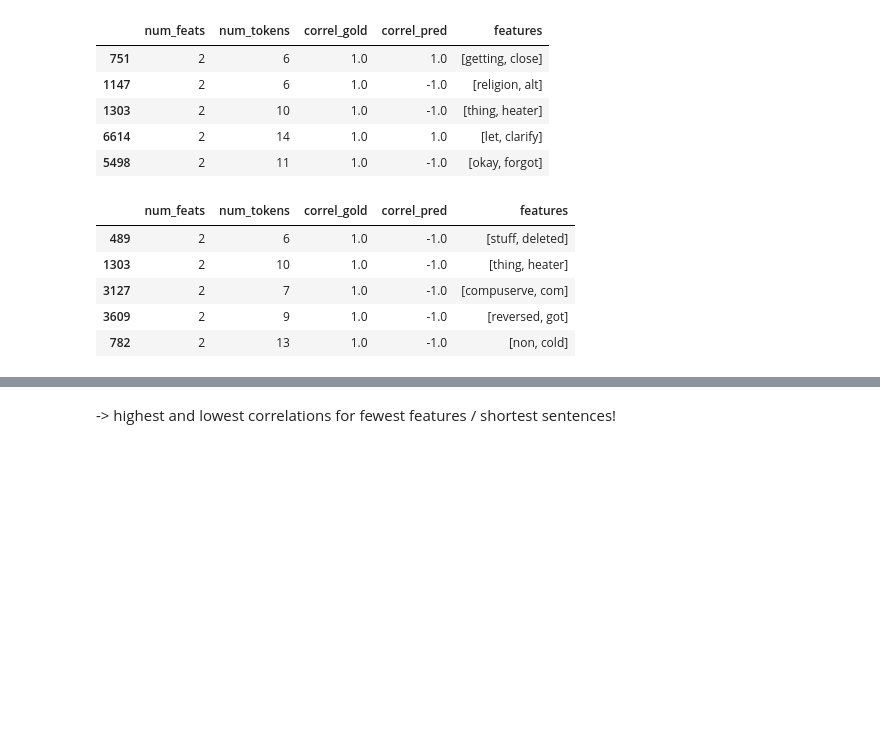
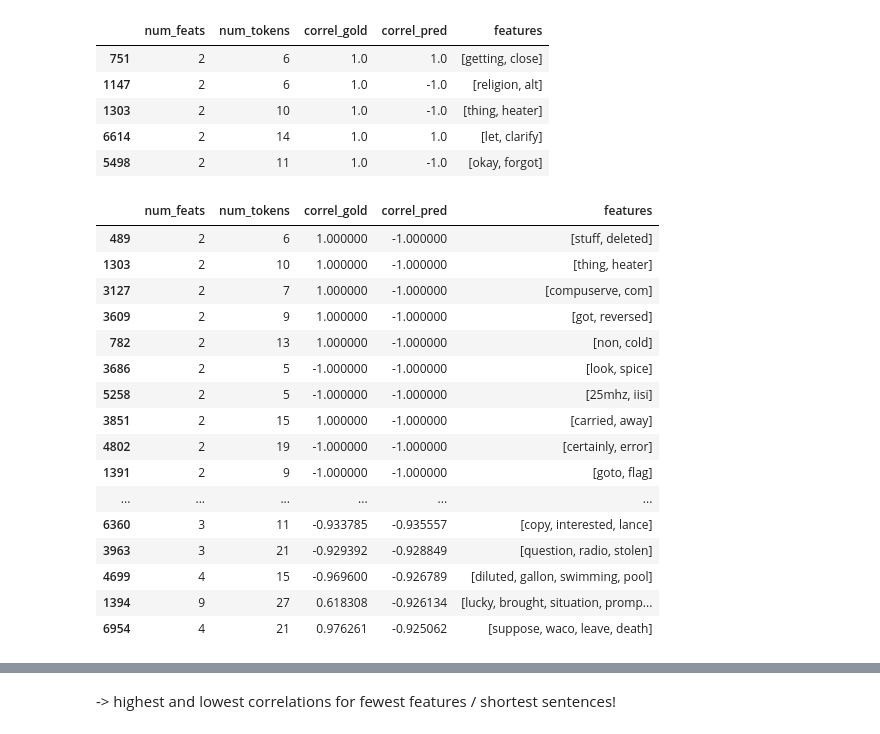
Before and after one commit to LydiaKoerber/nn-interpretability, a Jupyter notebook: analysis-predictions.ipynb, the cells around one changed output, grey strips where cells are left out. Cells and saved outputs as stored; diff of their text form; code cells hidden in the pictures; blank space fills up the shorter version.

```diff
--- a/analysis-predictions.ipynb
+++ b/analysis-predictions.ipynb
@@ -112,11 +157,16 @@ def compare_pred(i, print_result=True, mode='correl'):
     tokens, attributions_pred = merge_subwords(row_dist.tokens, row_dist['attributions_pred'])
     tokens2, attributions_gold = merge_subwords(row_dist.tokens, row_dist['attributions_gold'])
     assert tokens == tokens2  # just in case
-    for k, f in enumerate(row_svm['feature names']):
-        if f in tokens:
+    for k, f in enumerate(tokens):
+        # count tokens only once
+        if f in feats:
+            continue
+        # iterate tokens, check if in SVM features
+        if f in row_svm['feature names']:
             feats.append(f)
-            val_svm_gold.append(row_svm['coef true*tfidf'][k])
-            val_svm_pred.append(row_svm['coef pred*tfidf'][k])
+            svm_index = row_svm['feature names'].index(f)
+            val_svm_gold.append(row_svm['coef true*tfidf'][svm_index])
+            val_svm_pred.append(row_svm['coef pred*tfidf'][svm_index])
             # feature more than once in sentence
             if tokens.count(f) > 1:
                 indices = [j for j, token in enumerate(tokens) if token == f]
@@ -124,11 +174,8 @@ def compare_pred(i, print_result=True, mode='correl'):
                 val_dist_pred.append(np.mean([attributions_pred[j] for j in indices]))
             else:
                 # feature index in distilbert tokens
-                dist_index = tokens.index(f)
-                val_dist_gold.append(attributions_gold[dist_index])
-                val_dist_pred.append(attributions_pred[dist_index])
-        else:
-            print(i, f'feature {f} not in token list')
+                val_dist_gold.append(attributions_gold[k])
+                val_dist_pred.append(attributions_pred[k])
     assert len(feats) == len(val_dist_gold)
     assert len(val_dist_gold) == len(val_dist_pred)
     assert len(val_dist_pred) == len(val_svm_gold)
@@ -175,3 +228,12 @@ len([compare_pred(0, print_result=False)])
+# %%
+classification_results = []
+
+for i, row in svm_test.iterrows():
+    svm_class, dist_class = False, False
+    if row['true class no'] == row['pred class no']:
+        svm_class = True
+    if dist_test.iloc[i].correct:
+        dist_class = True
 # %%
 correls = pd.DataFrame(columns=['num_feats', 'num_tokens', 'correl_gold', 'correl_pred', 'features'])
 
@@ -211,12 +352,23 @@ correls.sort_values(by='correl_gold', ascending=False).head()
 | 6614 | 2 | 14 | 1.0 | 1.0 | [let, clarify] |
 | 5498 | 2 | 11 | 1.0 | -1.0 | [okay, forgot] |
 # %%
-correls.sort_values(by='correl_pred').head()
+correls.sort_values(by='correl_pred').head(n=50)
 # %% [output]
 |  | num_feats | num_tokens | correl_gold | correl_pred | features |
-| 489 | 2 | 6 | 1.0 | -1.0 | [stuff, deleted] |
-| 1303 | 2 | 10 | 1.0 | -1.0 | [thing, heater] |
-| 3127 | 2 | 7 | 1.0 | -1.0 | [compuserve, com] |
-| 3609 | 2 | 9 | 1.0 | -1.0 | [reversed, got] |
-| 782 | 2 | 13 | 1.0 | -1.0 | [non, cold] |
+| 489 | 2 | 6 | 1.000000 | -1.000000 | [stuff, deleted] |
+| 1303 | 2 | 10 | 1.000000 | -1.000000 | [thing, heater] |
+| 3127 | 2 | 7 | 1.000000 | -1.000000 | [compuserve, com] |
+| 3609 | 2 | 9 | 1.000000 | -1.000000 | [got, reversed] |
+| 782 | 2 | 13 | 1.000000 | -1.000000 | [non, cold] |
+| 3686 | 2 | 5 | -1.000000 | -1.000000 | [look, spice] |
+| 5258 | 2 | 5 | -1.000000 | -1.000000 | [25mhz, iisi] |
+| 3851 | 2 | 15 | 1.000000 | -1.000000 | [carried, away] |
+| 4802 | 2 | 19 | -1.000000 | -1.000000 | [certainly, error] |
+| 1391 | 2 | 9 | -1.000000 | -1.000000 | [goto, flag] |
+| ... | ... | ... | ... | ... | ... |
+| 6360 | 3 | 11 | -0.933785 | -0.935557 | [copy, interested, lance] |
+| 3963 | 3 | 21 | -0.929392 | -0.928849 | [question, radio, stolen] |
+| 4699 | 4 | 15 | -0.969600 | -0.926789 | [diluted, gallon, swimming, pool] |
+| 1394 | 9 | 27 | 0.618308 | -0.926134 | [lucky, brought, situation, promp... |
+| 6954 | 4 | 21 | 0.976261 | -0.925062 | [suppose, waco, leave, death] |
 # %%
```
Also changed, not shown: parts of 22 cells of this notebook, 9 other files.
